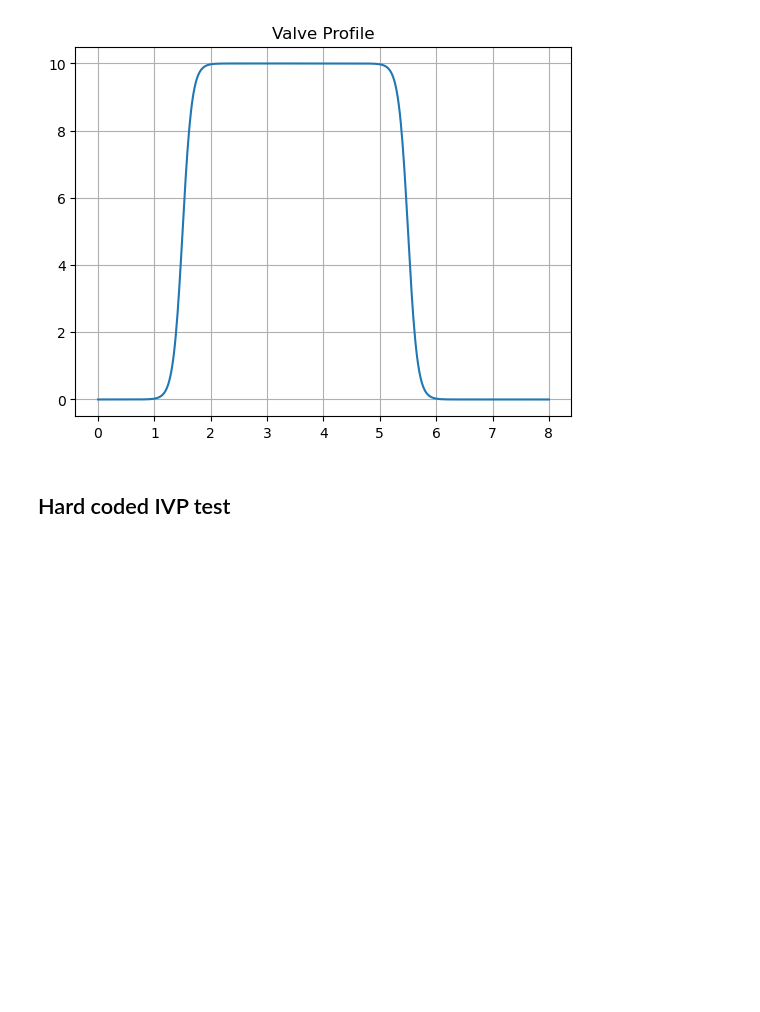
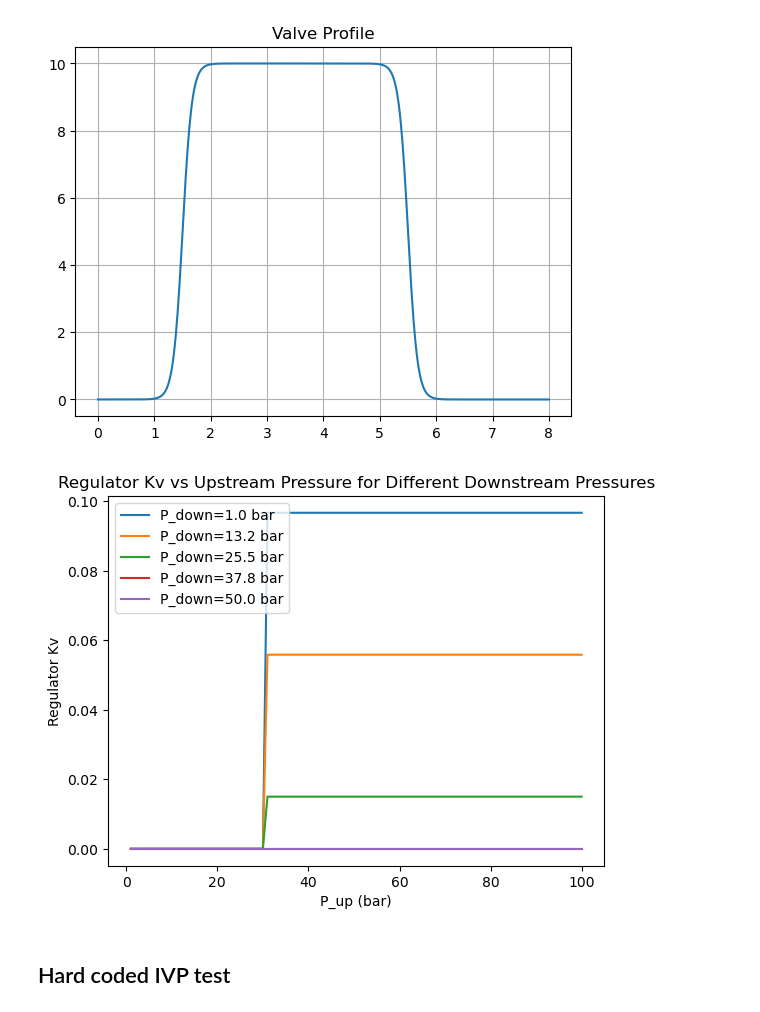
Before and after one commit to LpHiX/FYPTurbine, a Jupyter notebook: plumbingsim.ipynb, the cells around one changed output. Saved outputs shown, nothing was run; the diff lists cells and outputs as text; code cells hidden in the pictures; blank space fills up the shorter version.

```diff
--- a/plumbingsim.ipynb
+++ b/plumbingsim.ipynb
@@ -592,6 +608,22 @@ plt.grid(True)
 plt.show()
 # %% [output]
 [figure]
+# %%
+# Test regulator
+
+P_downs = np.linspace(1e5, 50e5, 5)
+P_ups = np.linspace(1e5, 100e5, 100)
+
+for P_down in P_downs:
+    reg_kvs = regulator_kv(P_ups, P_down, set_pressure=30e5)
+    plt.plot(P_ups / 1e5, reg_kvs, label=f'P_down={P_down/1e5:.1f} bar')
+plt.xlabel('P_up (bar)')
+plt.ylabel('Regulator Kv')
+plt.title('Regulator Kv vs Upstream Pressure for Different Downstream Pressures')
+plt.legend()
+plt.show()
+# %% [output]
+[figure, added]
 # %% [markdown]
 ## Hard coded IVP test
 # %%
```
Also changed, not shown: parts of 3 cells of this notebook.
